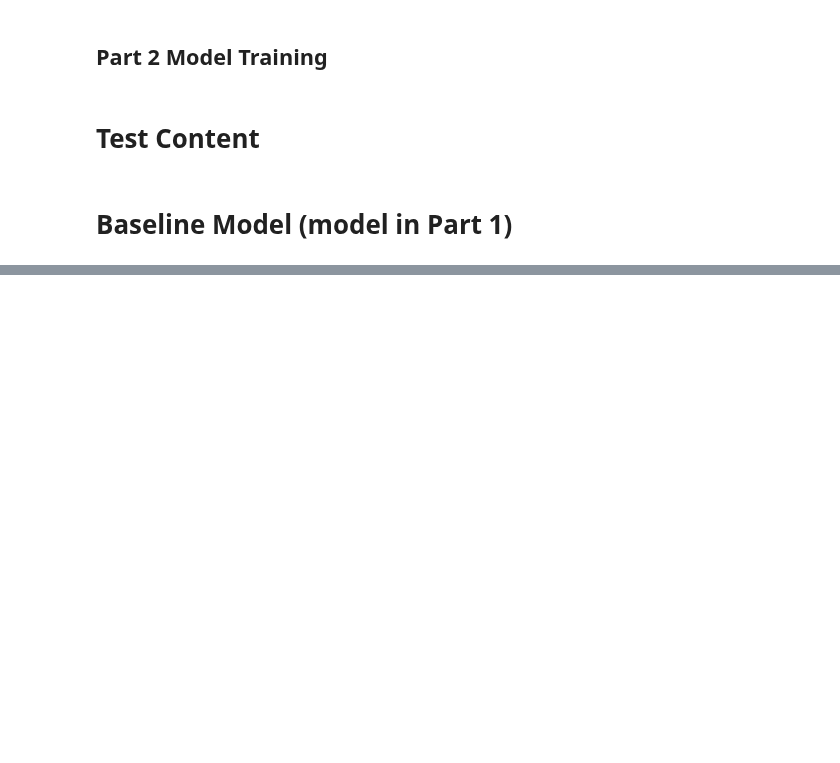
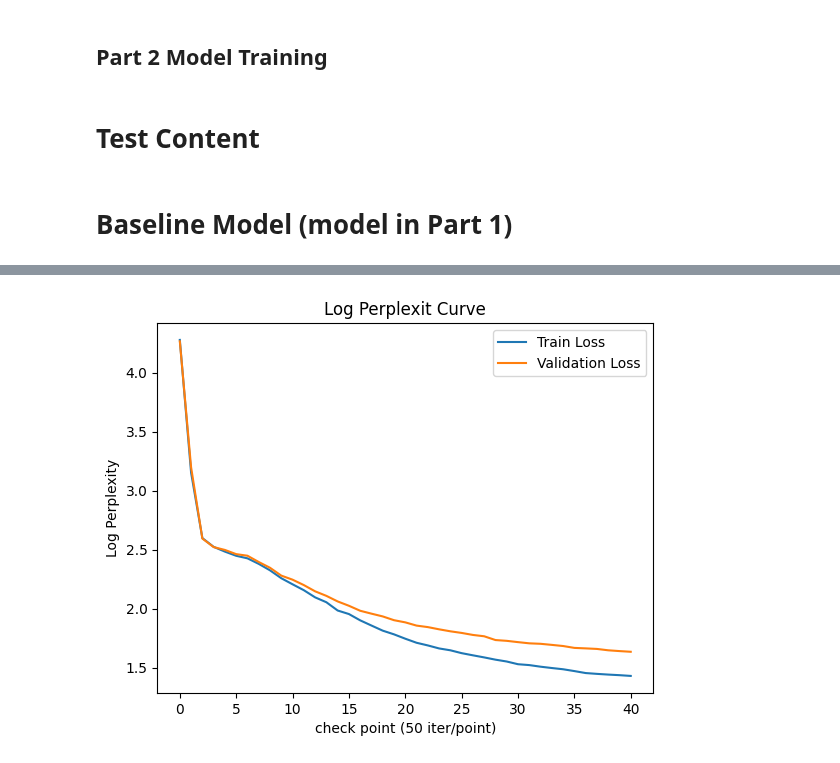
Before and after one commit to fatday/STATS-305B-HW4-Group, a Jupyter notebook: Part2_Working.ipynb, the cells around one changed output, grey strips where cells are left out. Saved outputs shown, nothing was run; the diff lists cells and outputs as text; code cells hidden in the pictures; blank space fills up the shorter version.

```diff
--- a/Part2_Working.ipynb
+++ b/Part2_Working.ipynb
@@ -790,0 +866,10 @@ baseline.generate(input_text2)
+# %%
+plt.plot(np.log(baseline.perplexities_train_val["train"]), label="Train Loss")
+plt.plot(np.log(baseline.perplexities_train_val["val"]), label="Validation Loss")
+plt.xlabel('check point (50 iter/point)')
+plt.ylabel('Log Perplexity')
+plt.title('Log Perplexit Curve')
+plt.legend()
+plt.show()
+# %% [output]
+[figure, added]
```
Also changed, not shown: parts of 10 cells of this notebook.
